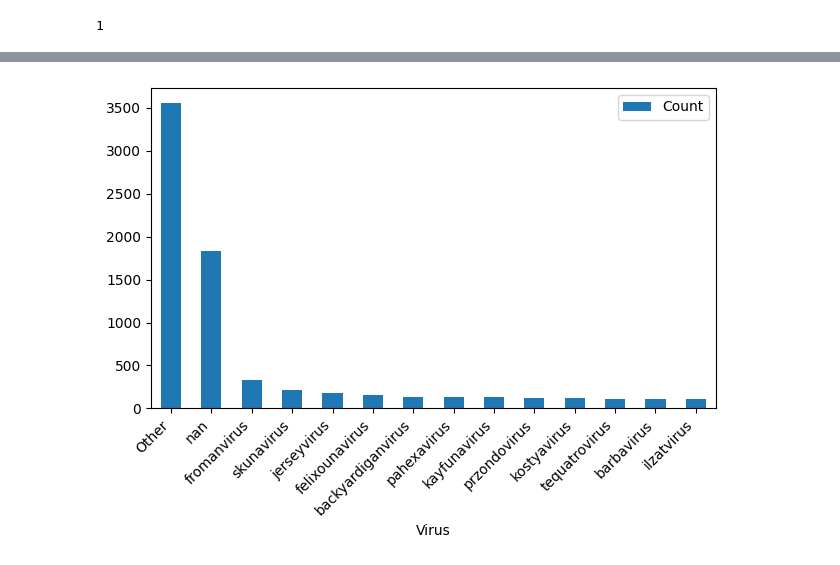
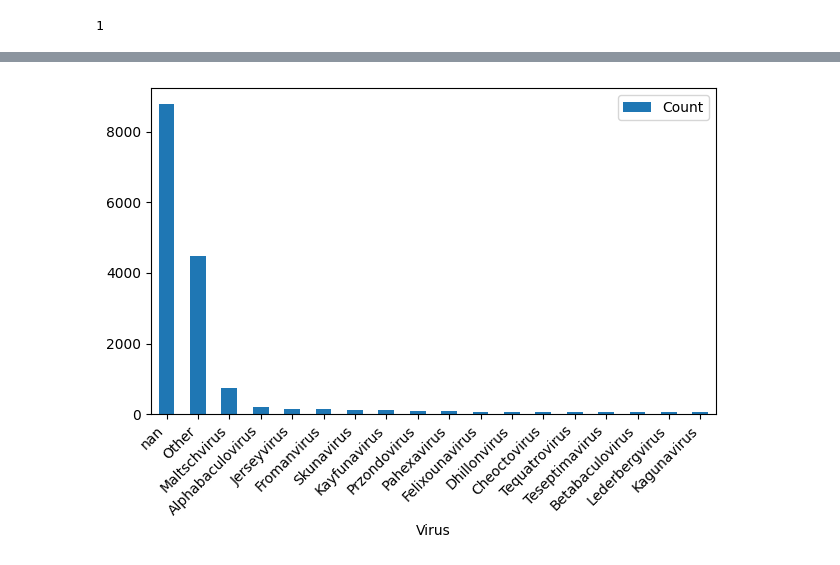
Before and after one commit to JaimeQMUL/NAAT_artic_phages, a Jupyter notebook: notebooks/data_wrangling.ipynb, the cells around one changed output, grey strips where cells are left out. Cells and saved outputs as stored; diff of their text form; code cells hidden in the pictures.

Commit message:
creating visualisation, still need tidying up but skeleton is there

```diff
--- a/notebooks/data_wrangling.ipynb
+++ b/notebooks/data_wrangling.ipynb
@@ -126,3 +169,3 @@ def fetch_taxonomy_ranked_lineage(taxids, batch_size=200):
 # %%
-families=fetch_taxonomy_ranked_lineage(unique_taxids)
+lineages=fetch_taxonomy_ranked_lineage_list(taxonids)
 # %%
@@ -148,20 +191,20 @@ families
 # %%
-ids=families.keys()
+len(lineages)
+ids=[]
+for i in lineages:
+    ids.append(i['taxid'])
 # %%
-classes=[]
-for id in ids:
-    lineage=families[id]
-    cl=lineage.get('genus')
-    if cl is not None:
-        cl=cl.lower()
-    classes.append(cl)
+genera=[]
+for i in range(len(lineages)):
+    genus=lineages[i].get('lineage').get('genus')
+    genera.append(genus)
 # %%
 counts={}
-for cl in classes:
-    if cl not in counts.keys():
-        counts[cl]=0
-    if cl in counts.keys():
-        counts[cl]+=1
+for g in genera:
+    if g not in counts.keys():
+        counts[g]=0
+    if g in counts.keys():
+        counts[g]+=1
 # %%
 counter=0
 for c in counts.items():
@@ -188,34 +231,32 @@ for c in counts.items():
 # %%
-import pandas as pd
-import matplotlib.pyplot as plt
 
 import pandas as pd
 import matplotlib.pyplot as plt
 
 df = pd.DataFrame(list(counts.items()), columns=['Virus', 'Count'])
 
 # Define threshold (e.g. <=1 gets grouped)
-threshold = 100
+threshold = 50
 
 # Split into major + minor
 major = df[df['Count'] > threshold]
 minor = df[df['Count'] <= threshold]
 
 # Sum minor counts into "Other"
 other_count = minor['Count'].sum()
 
 # Add "Other" row if needed
 if other_count > 0:
     major = pd.concat([major, pd.DataFrame([['Other', other_count]], columns=['Virus', 'Count'])])
 
 # Sort again
 major = major.sort_values(by='Count', ascending=False)
 
 # Plot
 major.plot(kind='bar', x='Virus', y='Count')
 
 plt.xticks(rotation=45, ha='right')
 plt.tight_layout()
 plt.show()
 # %% [output]
-[figure, old version]
+[figure, new version]
```
Also changed, not shown: parts of 17 cells of this notebook, 2 other files.
